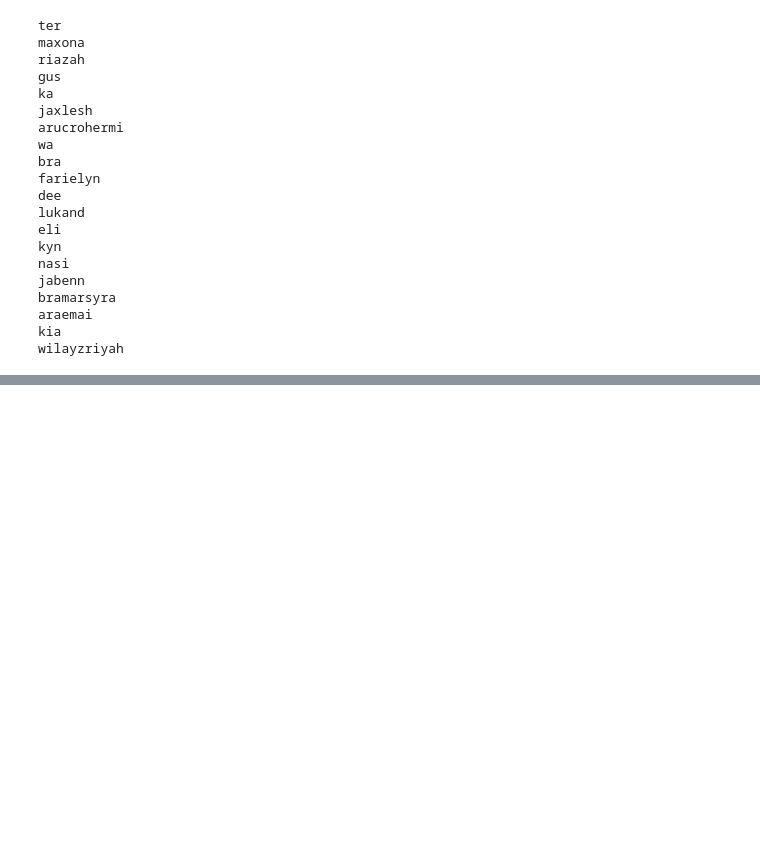
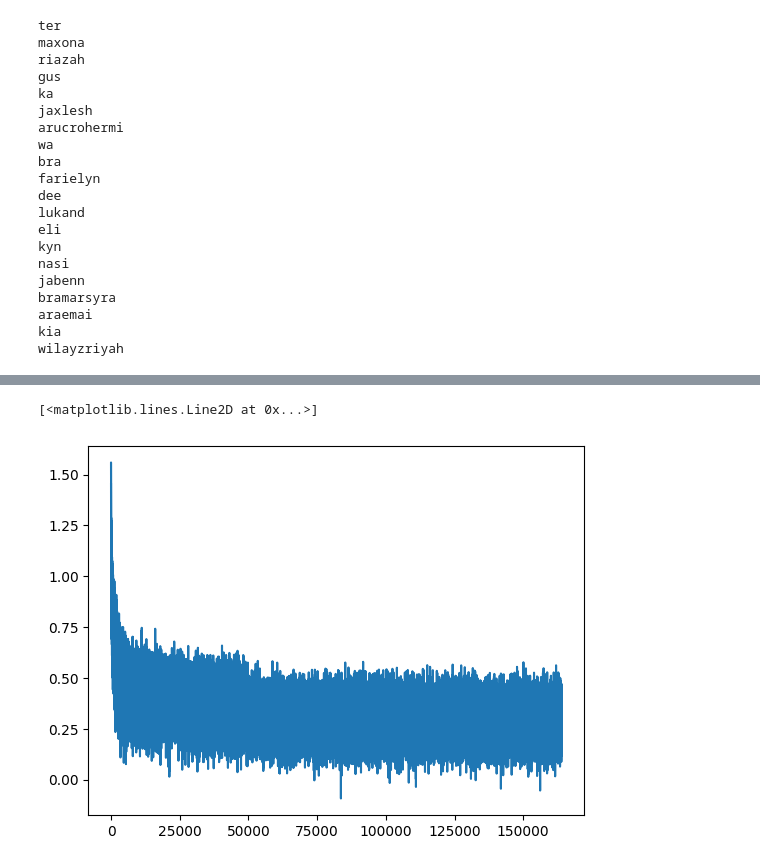
Before and after one commit to Daynil/micrograd_karpathy, a Jupyter notebook: makemore.ipynb, the cells around one changed output, grey strips where cells are left out. Saved outputs shown, nothing was run; the diff lists cells and outputs as text; code cells hidden in the pictures; blank space fills up the shorter version.

```diff
--- a/makemore.ipynb
+++ b/makemore.ipynb
@@ -1081,0 +1535,3 @@ wilayzriyah
+# %%
+for p in parameters:
+    p.requires_grad = True
@@ -1081,0 +1548,43 @@ wilayzriyah
+# %%
+losses_b = []
+batches = []
+
+batch_i = 0
+# %%
+for i in range(20):
+    for batch in train_dl:
+        xb, yb = batch
+        preds = model(xb)
+        loss = F.cross_entropy(preds, yb)
+
+        for p in parameters:
+            p.grad = None
+        loss.backward()
+
+        lr = 0.1
+        if i > 5 and i < 10:
+            lr = 0.01
+        if i >= 10 and i < 15:
+            lr = 0.001
+        if i >= 15:
+            lr = 0.0005
+        for p in parameters:
+            p.data -= lr * p.grad
+
+        losses_b.append(loss.log10().item())
+        batches.append(batch_i)
+        batch_i += 1
+# %%
+print(f"Train loss: {loss}")
+
+tot_loss = 0
+for batch in dev_dl:
+    xb, yb = batch
+    preds = model(xb)
+    loss = F.cross_entropy(preds, yb)
+    tot_loss += loss.item()
+
+print(f"Avg dev loss: {tot_loss / len(dev_dl)}")
+
+plt.plot(batches, losses_b)
+# %% [output]
@@ -1081,0 +1593,2 @@ wilayzriyah
+[<matplotlib.lines.Line2D at 0x...>]
+[figure, added]
```
Also changed, not shown: parts of 48 cells of this notebook, 1 other file.
